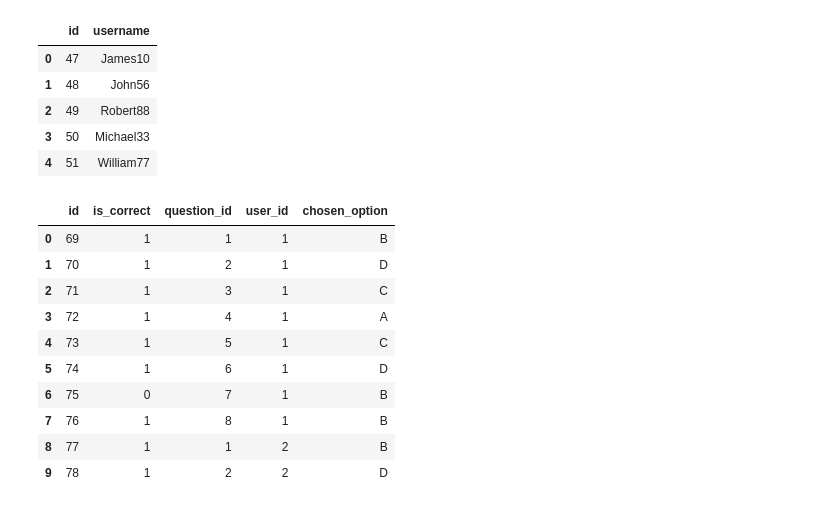
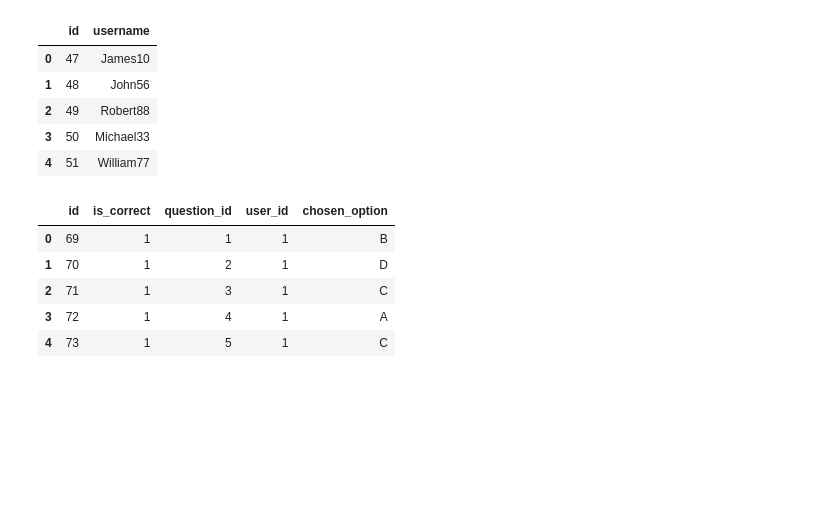
Before and after one commit to supernauth/quiz, a Jupyter notebook: analysis.ipynb, the cells around one changed output. Drawn from its saved outputs; the diff is of its cells as text; code cells hidden in the pictures; blank space fills up the shorter version.

```diff
--- a/analysis.ipynb
+++ b/analysis.ipynb
@@ -31,19 +34,14 @@ users.head()
 | 3 | 50 | Michael33 |
 | 4 | 51 | William77 |
 # %%
-answers.head(10)
+answers.head()
 # %% [output]
 |  | id | is_correct | question_id | user_id | chosen_option |
 | 0 | 69 | 1 | 1 | 1 | B |
 | 1 | 70 | 1 | 2 | 1 | D |
 | 2 | 71 | 1 | 3 | 1 | C |
 | 3 | 72 | 1 | 4 | 1 | A |
 | 4 | 73 | 1 | 5 | 1 | C |
-| 5 | 74 | 1 | 6 | 1 | D |
-| 6 | 75 | 0 | 7 | 1 | B |
-| 7 | 76 | 1 | 8 | 1 | B |
-| 8 | 77 | 1 | 1 | 2 | B |
-| 9 | 78 | 1 | 2 | 2 | D |
 # %%
 user_data = {}
 
```
Also changed, not shown: parts of 16 cells of this notebook, 1 other file.
